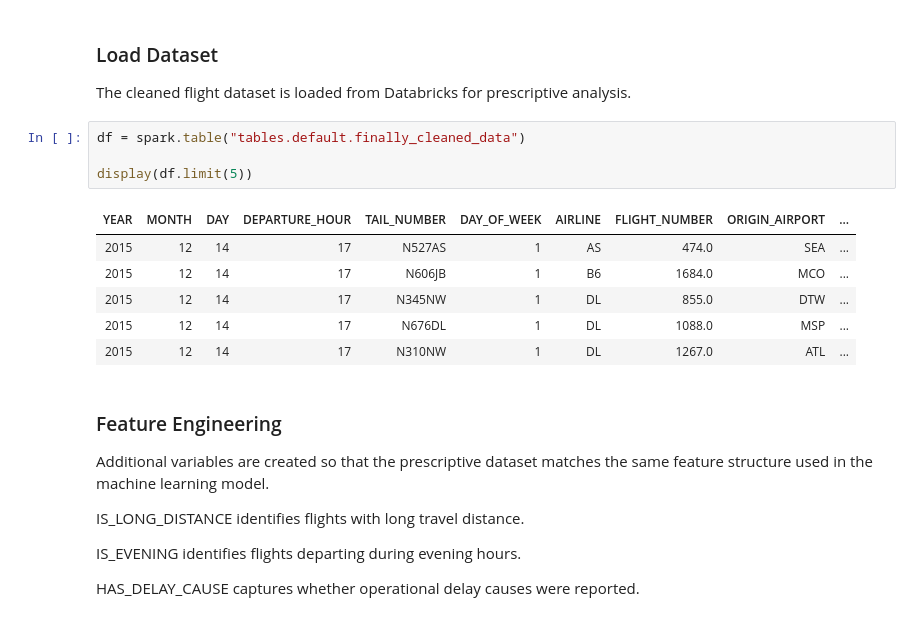
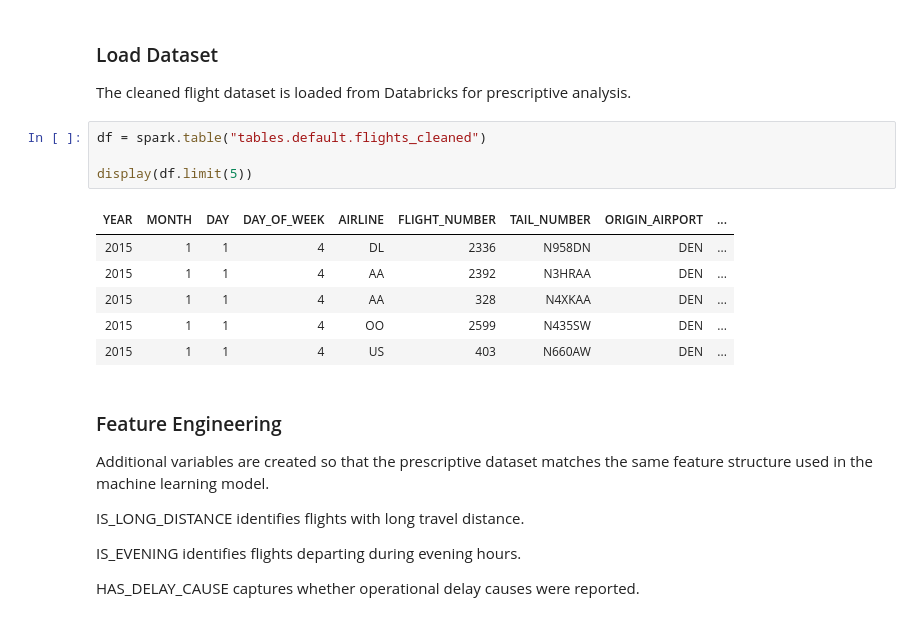
Before and after one commit to pjimil2001/AirlineOPerationAnalysis, a Jupyter notebook: 05_prescriptive_analytics.ipynb, the cells around one changed output. Drawn from its saved outputs; the diff is of its cells as text.

```diff
--- a/05_prescriptive_analytics.ipynb
+++ b/05_prescriptive_analytics.ipynb
@@ -9,16 +9,16 @@ The objective is to identify high-risk flights and suggest operational actions t
 
 The cleaned flight dataset is loaded from Databricks for prescriptive analysis.
 # %%
-df = spark.table("tables.default.finally_cleaned_data")
+df = spark.table("tables.default.flights_cleaned")
 
 display(df.limit(5))
 # %% [output]
-| YEAR | MONTH | DAY | DEPARTURE_HOUR | TAIL_NUMBER | DAY_OF_WEEK | AIRLINE | FLIGHT_NUMBER | ORIGIN_AIRPORT | ... |
-| 2015 | 12 | 14 | 17 | N527AS | 1 | AS | 474.0 | SEA | ... |
-| 2015 | 12 | 14 | 17 | N606JB | 1 | B6 | 1684.0 | MCO | ... |
-| 2015 | 12 | 14 | 17 | N345NW | 1 | DL | 855.0 | DTW | ... |
-| 2015 | 12 | 14 | 17 | N676DL | 1 | DL | 1088.0 | MSP | ... |
-| 2015 | 12 | 14 | 17 | N310NW | 1 | DL | 1267.0 | ATL | ... |
+| YEAR | MONTH | DAY | DAY_OF_WEEK | AIRLINE | FLIGHT_NUMBER | TAIL_NUMBER | ORIGIN_AIRPORT | ... |
+| 2015 | 1 | 1 | 4 | DL | 2336 | N958DN | DEN | ... |
+| 2015 | 1 | 1 | 4 | AA | 2392 | N3HRAA | DEN | ... |
+| 2015 | 1 | 1 | 4 | AA | 328 | N4XKAA | DEN | ... |
+| 2015 | 1 | 1 | 4 | OO | 2599 | N435SW | DEN | ... |
+| 2015 | 1 | 1 | 4 | US | 403 | N660AW | DEN | ... |
 # %% [markdown]
 ### Feature Engineering
 
```
Also changed, not shown: parts of 15 cells of this notebook, 9 other files.
